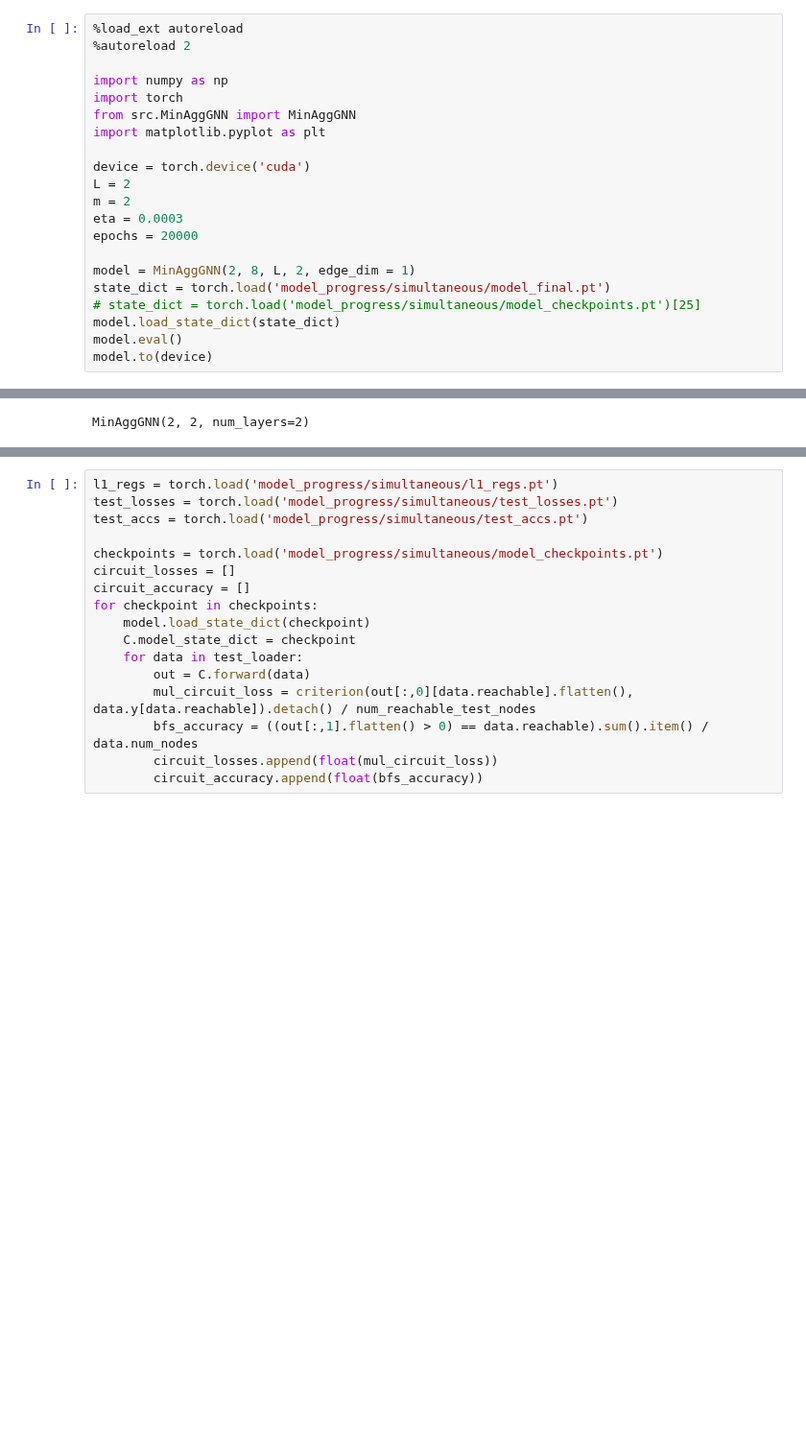
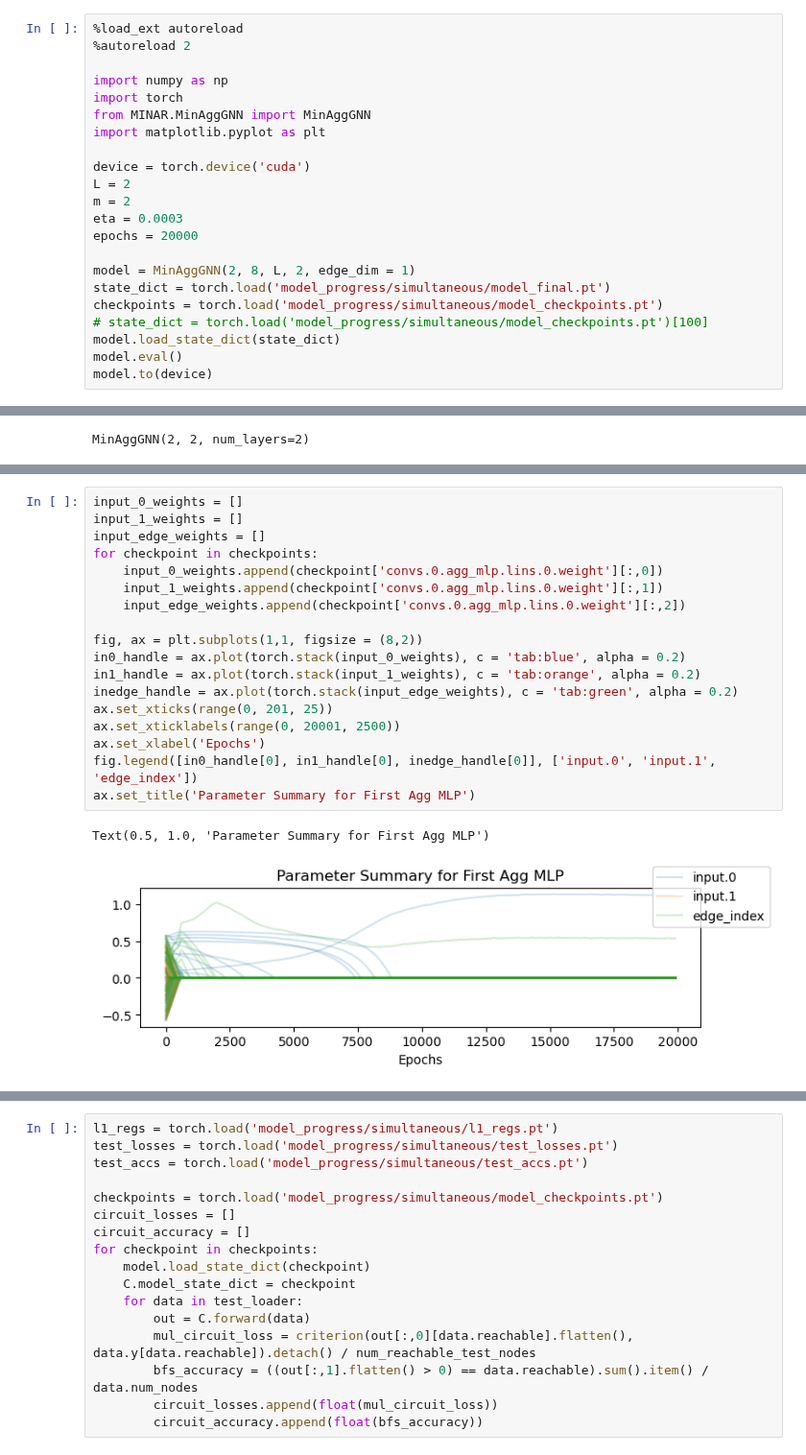
Before and after one commit to pnnl/MINAR, a Jupyter notebook: computation_graph_test copy.ipynb, the cells around one changed output, grey strips where cells are left out. Shown at 96% size. Cells and saved outputs as stored; diff of their text form; blank space fills up the shorter version.

```diff
--- a/computation_graph_test copy.ipynb
+++ b/computation_graph_test copy.ipynb
@@ -4,7 +4,7 @@
 
 import numpy as np
 import torch
-from src.MinAggGNN import MinAggGNN
+from MINAR.MinAggGNN import MinAggGNN
 import matplotlib.pyplot as plt
 
 device = torch.device('cuda')
@@ -15,7 +15,8 @@ epochs = 20000
 
 model = MinAggGNN(2, 8, L, 2, edge_dim = 1)
 state_dict = torch.load('model_progress/simultaneous/model_final.pt')
-# state_dict = torch.load('model_progress/simultaneous/model_checkpoints.pt')[25]
+checkpoints = torch.load('model_progress/simultaneous/model_checkpoints.pt')
+# state_dict = torch.load('model_progress/simultaneous/model_checkpoints.pt')[100]
 model.load_state_dict(state_dict)
 model.eval()
 model.to(device)
@@ -117,0 +119,21 @@ plt.tight_layout()
+# %%
+input_0_weights = []
+input_1_weights = []
+input_edge_weights = []
+for checkpoint in checkpoints:
+    input_0_weights.append(checkpoint['convs.0.agg_mlp.lins.0.weight'][:,0])
+    input_1_weights.append(checkpoint['convs.0.agg_mlp.lins.0.weight'][:,1])
+    input_edge_weights.append(checkpoint['convs.0.agg_mlp.lins.0.weight'][:,2])
+
+fig, ax = plt.subplots(1,1, figsize = (8,2))
+in0_handle = ax.plot(torch.stack(input_0_weights), c = 'tab:blue', alpha = 0.2)
+in1_handle = ax.plot(torch.stack(input_1_weights), c = 'tab:orange', alpha = 0.2)
+inedge_handle = ax.plot(torch.stack(input_edge_weights), c = 'tab:green', alpha = 0.2)
+ax.set_xticks(range(0, 201, 25))
+ax.set_xticklabels(range(0, 20001, 2500))
+ax.set_xlabel('Epochs')
+fig.legend([in0_handle[0], in1_handle[0], inedge_handle[0]], ['input.0', 'input.1', 'edge_index'])
+ax.set_title('Parameter Summary for First Agg MLP')
+# %% [output]
+Text(0.5, 1.0, 'Parameter Summary for First Agg MLP')
+[figure, added]
```
Also changed, not shown: parts of 9 cells of this notebook, 10 other files.
